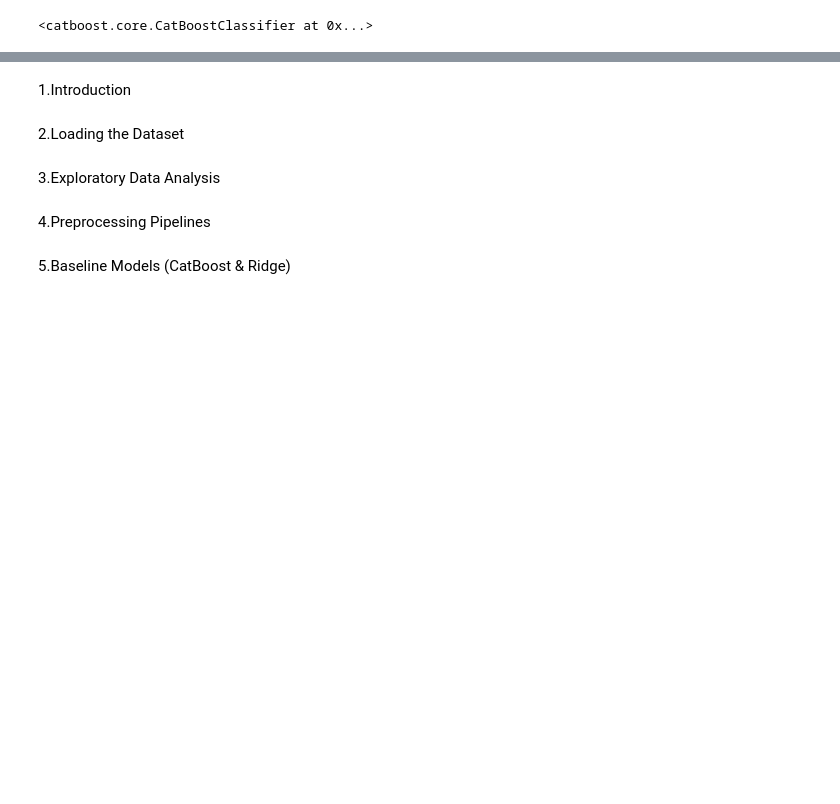
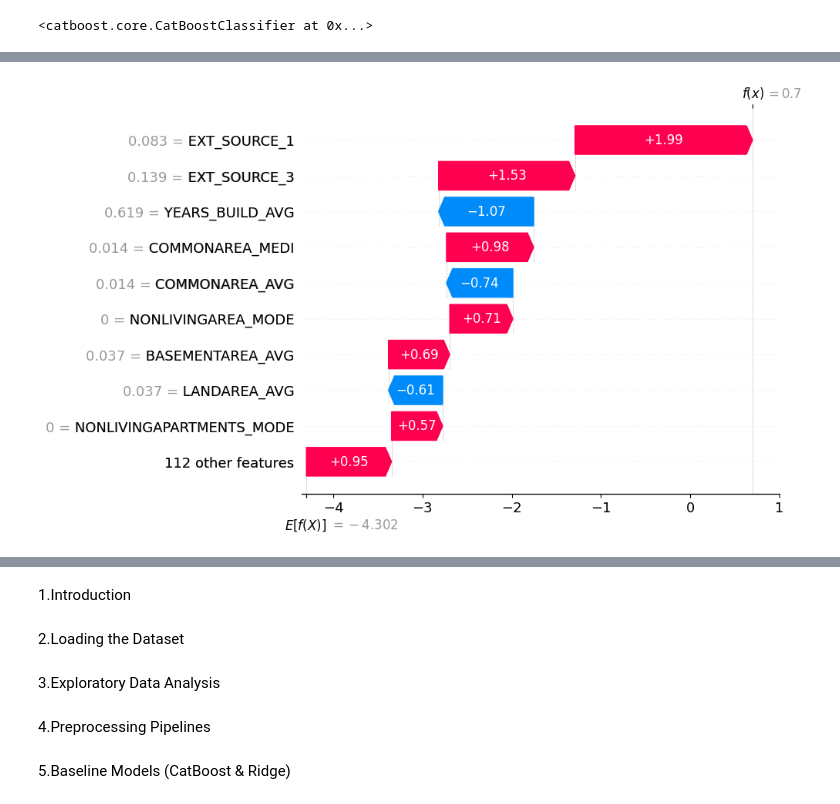
Before and after one commit to oguzhanzengin/case-study, a Jupyter notebook: case1.ipynb, the cells around one changed output, grey strips where cells are left out. Drawn from its saved outputs; the diff is of its cells as text; code cells hidden in the pictures; blank space fills up the shorter version.

```diff
--- a/case1.ipynb
+++ b/case1.ipynb
@@ -345,0 +554,7 @@ NameError: name 'importance_df' is not defined
+# %%
+import shap
+
+shap.initjs()  # JavaScript'i yükler
+
+i = 0
+shap.force_plot(explainer.expected_value, shap_values[i,:], X_lofo.iloc[i,:])
@@ -345,0 +564,7 @@ NameError: name 'importance_df' is not defined
+# %%
+# Statik (matplotlib) plot alternatifi
+shap.waterfall_plot(shap.Explanation(values=shap_values[i,:],
+                                     base_values=explainer.expected_value,
+                                     data=X_lofo.iloc[i,:]))
+# %% [output]
+[figure, added]
```
Also changed, not shown: parts of 26 cells of this notebook, 7 other files.
